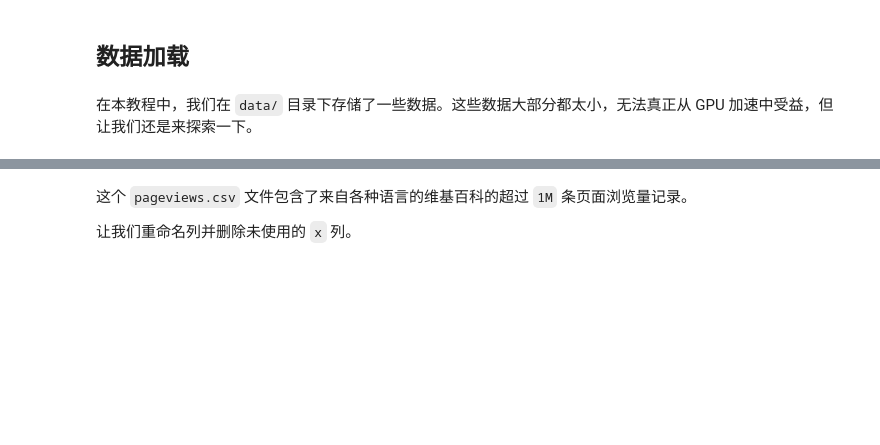
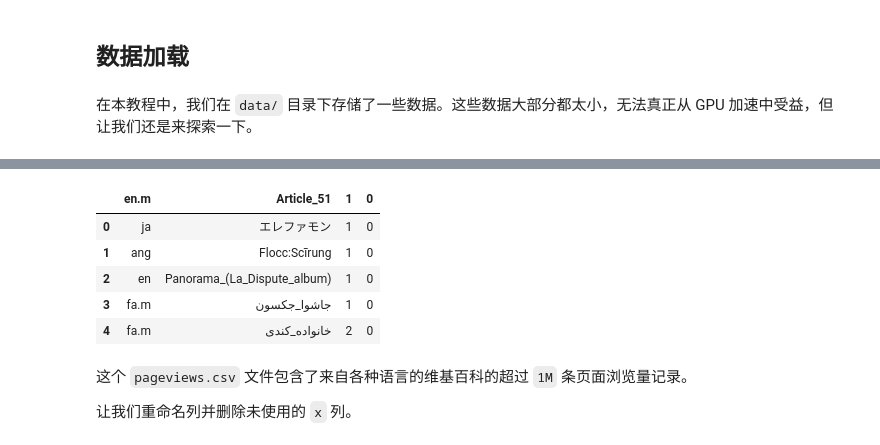
Before and after one commit to binbinao/accelerated-computing-hub, a Jupyter notebook: gpu-python-tutorial/6.0_cuDF_cn.ipynb, the cells around one changed output, grey strips where cells are left out. Saved outputs shown, nothing was run; the diff lists cells and outputs as text; code cells hidden in the pictures; blank space fills up the shorter version.

```diff
--- a/gpu-python-tutorial/6.0_cuDF_cn.ipynb
+++ b/gpu-python-tutorial/6.0_cuDF_cn.ipynb
@@ -21,6 +48,13 @@ df.head()
 # %%
-pageviews = cudf.read_csv("https://raw.githubusercontent.com/NVIDIA/accelerated-computing-hub/refs/heads/main/gpu-python-tutorial/data/pageviews_small.csv", sep=" ")
+pageviews = cudf.read_csv("/data/workdir/accelerated-computing-hub/gpu-python-tutorial/data/pageviews_small.csv", sep=" ")
 pageviews.head()
+# %% [output]
+|  | en.m | Article_51 | 1 | 0 |
+| 0 | ja | エレファモン | 1 | 0 |
+| 1 | ang | Flocc:Scīrung | 1 | 0 |
+| 2 | en | Panorama_(La_Dispute_album) | 1 | 0 |
+| 3 | fa.m | جاشوا_جکسون | 1 | 0 |
+| 4 | fa.m | خانواده_کندی | 2 | 0 |
 # %% [markdown]
 这个 `pageviews.csv` 文件包含了来自各种语言的维基百科的超过 `1M` 条页面浏览量记录。
 
```
Also changed, not shown: parts of 11 cells of this notebook, 4 other files.
